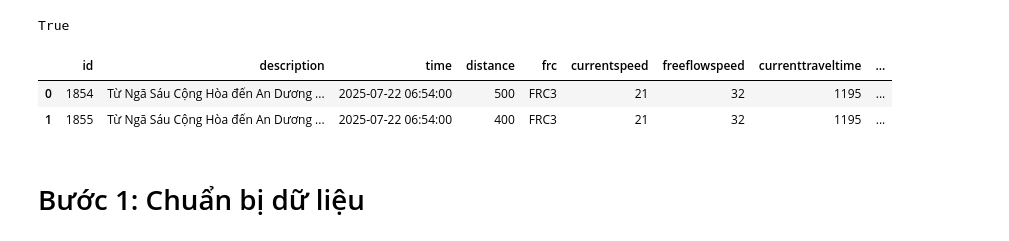
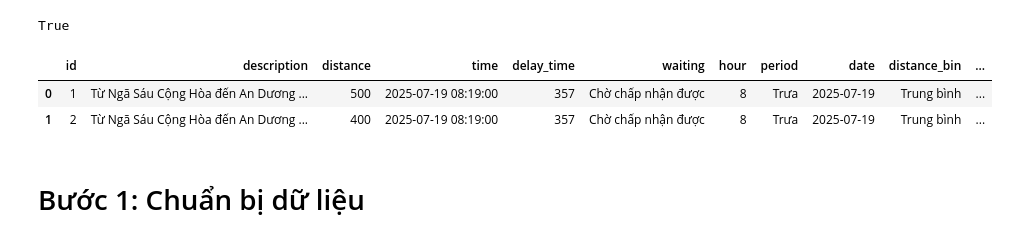
Before and after one commit to kun09-tker/TrafficWaitingTime, a Jupyter notebook: rule_wait_time.ipynb, the cells around one changed output. Drawn from its saved outputs; the diff is of its cells as text; code cells hidden in the pictures.

```diff
--- a/rule_wait_time.ipynb
+++ b/rule_wait_time.ipynb
@@ -7,13 +7,13 @@ load_dotenv()
 True
 # %%
 conn = connect_to_database()
-df = fetch_data(conn)
+df_transaction = fetch_data(conn, type='transform')
 conn.close()
 # %%
-df.head(2)
+df_transaction.head(2)
 # %% [output]
-|  | id | description | time | distance | frc | currentspeed | freeflowspeed | currenttraveltime | ... |
-| 0 | 1854 | Từ Ngã Sáu Cộng Hòa đến An Dương ... | 2025-07-22 06:54:00 | 500 | FRC3 | 21 | 32 | 1195 | ... |
-| 1 | 1855 | Từ Ngã Sáu Cộng Hòa đến An Dương ... | 2025-07-22 06:54:00 | 400 | FRC3 | 21 | 32 | 1195 | ... |
+|  | id | description | distance | time | delay_time | waiting | hour | period | date | distance_bin | ... |
+| 0 | 1 | Từ Ngã Sáu Cộng Hòa đến An Dương ... | 500 | 2025-07-19 08:19:00 | 357 | Chờ chấp nhận được | 8 | Trưa | 2025-07-19 | Trung bình | ... |
+| 1 | 2 | Từ Ngã Sáu Cộng Hòa đến An Dương ... | 400 | 2025-07-19 08:19:00 | 357 | Chờ chấp nhận được | 8 | Trưa | 2025-07-19 | Trung bình | ... |
 # %%
 import pandas as pd
```
Also changed, not shown: parts of 16 cells of this notebook, 20 other files.
